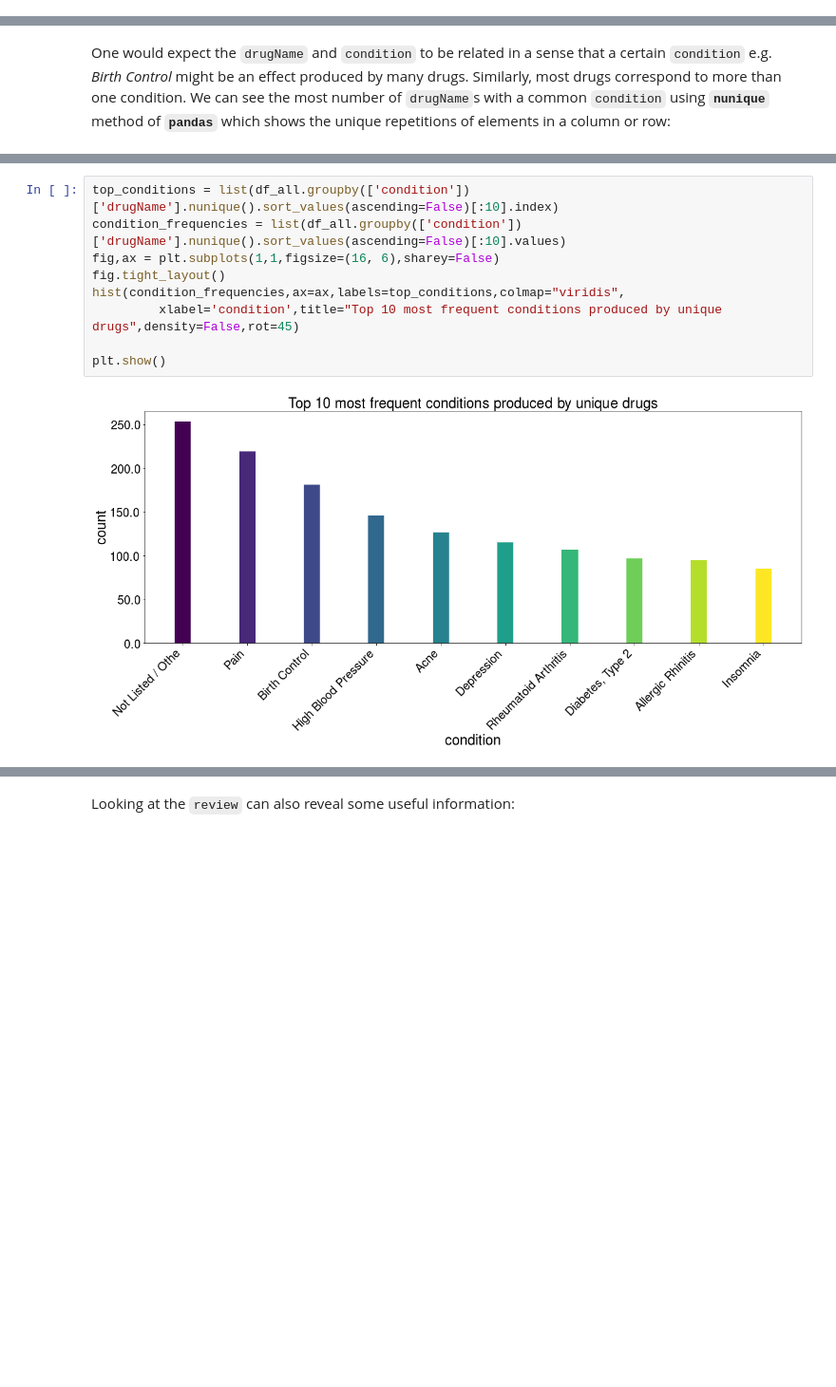
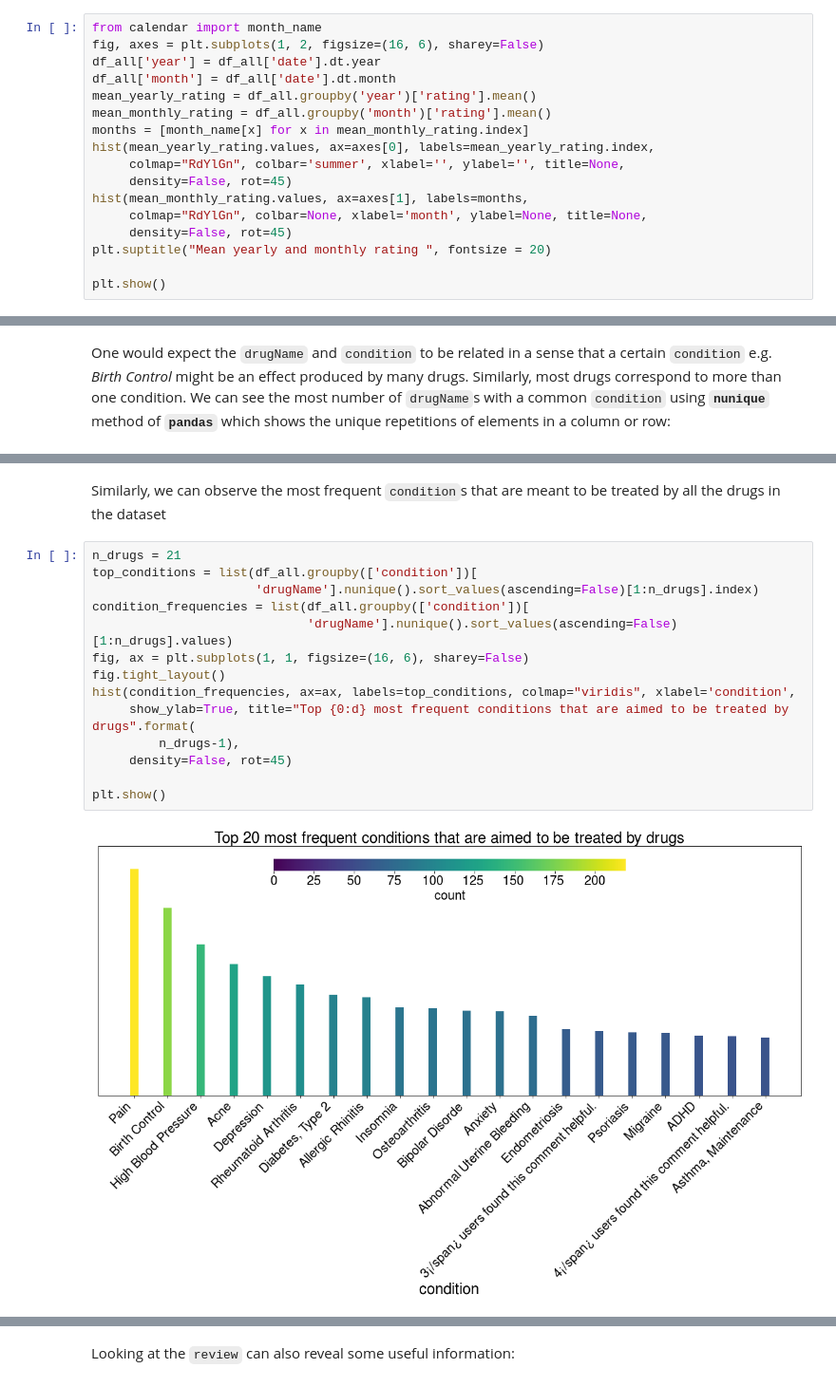
Before and after one commit to alineu/ml-projects, a Jupyter notebook: drug-DI/drug_optimizer.ipynb, the cells around one changed output, grey strips where cells are left out. Shown at 95% size. Saved outputs shown, nothing was run; the diff lists cells and outputs as text; blank space fills up the shorter version.

```diff
--- a/drug-DI/drug_optimizer.ipynb
+++ b/drug-DI/drug_optimizer.ipynb
@@ -298,0 +385,17 @@ plt.show()
+# %%
+from calendar import month_name
+fig, axes = plt.subplots(1, 2, figsize=(16, 6), sharey=False)
+df_all['year'] = df_all['date'].dt.year
+df_all['month'] = df_all['date'].dt.month
+mean_yearly_rating = df_all.groupby('year')['rating'].mean()
+mean_monthly_rating = df_all.groupby('month')['rating'].mean()
+months = [month_name[x] for x in mean_monthly_rating.index]
+hist(mean_yearly_rating.values, ax=axes[0], labels=mean_yearly_rating.index,
+     colmap="RdYlGn", colbar='summer', xlabel='', ylabel='', title=None,
+     density=False, rot=45)
+hist(mean_monthly_rating.values, ax=axes[1], labels=months,
+     colmap="RdYlGn", colbar=None, xlabel='month', ylabel=None, title=None,
+     density=False, rot=45)
+plt.suptitle("Mean yearly and monthly rating ", fontsize = 20)
+
+plt.show()
@@ -332,11 +456,18 @@ plt.show()
+# %% [markdown]
+Similarly, we can observe the most frequent `condition`s that are meant to be treated by all the drugs in the dataset
 # %%
-top_conditions = list(df_all.groupby(['condition'])['drugName'].nunique().sort_values(ascending=False)[:10].index)
-condition_frequencies = list(df_all.groupby(['condition'])['drugName'].nunique().sort_values(ascending=False)[:10].values)
-fig,ax = plt.subplots(1,1,figsize=(16, 6),sharey=False)
+n_drugs = 21
+top_conditions = list(df_all.groupby(['condition'])[
+                      'drugName'].nunique().sort_values(ascending=False)[1:n_drugs].index)
+condition_frequencies = list(df_all.groupby(['condition'])[
+                             'drugName'].nunique().sort_values(ascending=False)[1:n_drugs].values)
+fig, ax = plt.subplots(1, 1, figsize=(16, 6), sharey=False)
 fig.tight_layout()
-hist(condition_frequencies,ax=ax,labels=top_conditions,colmap="viridis",
-         xlabel='condition',title="Top 10 most frequent conditions produced by unique drugs",density=False,rot=45)
+hist(condition_frequencies, ax=ax, labels=top_conditions, colmap="viridis", xlabel='condition',
+     show_ylab=True, title="Top {0:d} most frequent conditions that are aimed to be treated by drugs".format(
+         n_drugs-1),
+     density=False, rot=45)
 
 plt.show()
 # %% [output]
-[figure, old version]
+[figure, new version]
```
Also changed, not shown: parts of 39 cells of this notebook.
